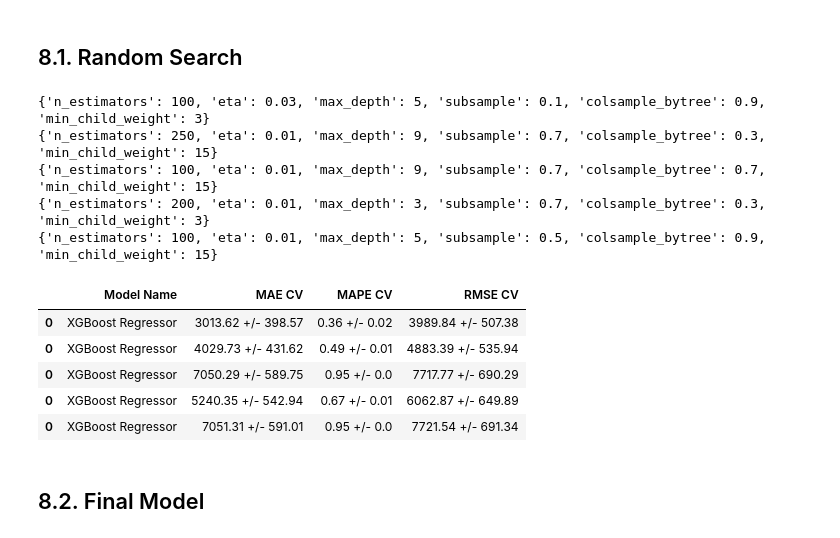
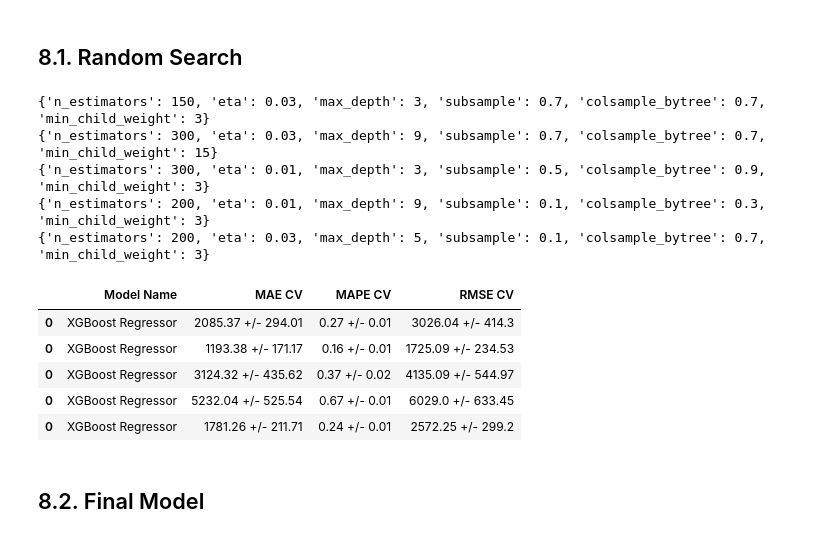
Before and after one commit to velozo-oliveira/rosmman_sales_prediction, a Jupyter notebook: Project_Notebook_Sales_Prediction.ipynb, the cells around one changed output. Saved outputs shown, nothing was run; the diff lists cells and outputs as text; code cells hidden in the pictures.

```diff
--- a/Project_Notebook_Sales_Prediction.ipynb
+++ b/Project_Notebook_Sales_Prediction.ipynb
@@ -1502,52 +1514,52 @@ The 3 main hyperparameter adjustment strategies are:
 # %% [markdown]
 ## 8.1. Random Search
 # %%
-# param = {
-#         'n_estimators': [100, 150, 200, 250, 300],
-#         'eta': [0.01, 0.03],
-#         'max_depth': [3, 5, 9],
-#         'subsample': [0.1, 0.5, 0.7],
-#         'colsample_bytree': [0.3, 0.7, 0.9],
-#         'min_child_weight': [3, 8, 15]
-#         }
+param = {
+        'n_estimators': [100, 150, 200, 250, 300],
+        'eta': [0.01, 0.03],
+        'max_depth': [3, 5, 9],
+        'subsample': [0.1, 0.5, 0.7],
+        'colsample_bytree': [0.3, 0.7, 0.9],
+        'min_child_weight': [3, 8, 15]
+        }
 
-# MAX_EVAL = 5
+MAX_EVAL = 5
 # %%
-# final_result = pd.DataFrame()
+final_result = pd.DataFrame()
 
-# for i in range(MAX_EVAL):
-#     # escolha os valores dos parâmetros aleatoriamente
-#     hp = { k: random.sample(v, 1)[0] for k, v in param.items() }
-#     print(hp)
+for i in range(MAX_EVAL):
+    # escolha os valores dos parâmetros aleatoriamente
+    hp = { k: random.sample(v, 1)[0] for k, v in param.items() }
+    print(hp)
 
-#     # model
-#     model_xgb = xgb.XGBRegressor(
-#                                 objective='reg:squarederror',
-#                                 n_estimators=hp['n_estimators'],
-#                                 eta=hp['eta'],
-#                                 max_depth=hp['max_depth'],
-#                                 subsample=hp['subsample'],
-#                                 colsample_bytree=hp['colsample_bytree'],
-#                                 min_child_weight=hp['min_child_weight']
-#                                 )
+    # model
+    model_xgb = xgb.XGBRegressor(
+                                objective='reg:squarederror',
+                                n_estimators=hp['n_estimators'],
+                                eta=hp['eta'],
+                                max_depth=hp['max_depth'],
+                                subsample=hp['subsample'],
+                                colsample_bytree=hp['colsample_bytree'],
+                                min_child_weight=hp['min_child_weight']
+                                )
 
-#     # performance
-#     result = cross_validation(x_training, 5, 'XGBoost Regressor', model_xgb)
-#     final_result = pd.concat([final_result, result])
+    # performance
+    result = cross_validation(x_training, 5, 'XGBoost Regressor', model_xgb)
+    final_result = pd.concat([final_result, result])
 
-# final_result
+final_result
 # %% [output]
-{'n_estimators': 100, 'eta': 0.03, 'max_depth': 5, 'subsample': 0.1, 'colsample_bytree': 0.9, 'min_child_weight': 3}
-{'n_estimators': 250, 'eta': 0.01, 'max_depth': 9, 'subsample': 0.7, 'colsample_bytree': 0.3, 'min_child_weight': 15}
-{'n_estimators': 100, 'eta': 0.01, 'max_depth': 9, 'subsample': 0.7, 'colsample_bytree': 0.7, 'min_child_weight': 15}
-{'n_estimators': 200, 'eta': 0.01, 'max_depth': 3, 'subsample': 0.7, 'colsample_bytree': 0.3, 'min_child_weight': 3}
-{'n_estimators': 100, 'eta': 0.01, 'max_depth': 5, 'subsample': 0.5, 'colsample_bytree': 0.9, 'min_child_weight': 15}
+{'n_estimators': 150, 'eta': 0.03, 'max_depth': 3, 'subsample': 0.7, 'colsample_bytree': 0.7, 'min_child_weight': 3}
+{'n_estimators': 300, 'eta': 0.03, 'max_depth': 9, 'subsample': 0.7, 'colsample_bytree': 0.7, 'min_child_weight': 15}
+{'n_estimators': 300, 'eta': 0.01, 'max_depth': 3, 'subsample': 0.5, 'colsample_bytree': 0.9, 'min_child_weight': 3}
+{'n_estimators': 200, 'eta': 0.01, 'max_depth': 9, 'subsample': 0.1, 'colsample_bytree': 0.3, 'min_child_weight': 3}
+{'n_estimators': 200, 'eta': 0.03, 'max_depth': 5, 'subsample': 0.1, 'colsample_bytree': 0.7, 'min_child_weight': 3}
 |  | Model Name | MAE CV | MAPE CV | RMSE CV |
-| 0 | XGBoost Regressor | 3013.62 +/- 398.57 | 0.36 +/- 0.02 | 3989.84 +/- 507.38 |
-| 0 | XGBoost Regressor | 4029.73 +/- 431.62 | 0.49 +/- 0.01 | 4883.39 +/- 535.94 |
-| 0 | XGBoost Regressor | 7050.29 +/- 589.75 | 0.95 +/- 0.0 | 7717.77 +/- 690.29 |
-| 0 | XGBoost Regressor | 5240.35 +/- 542.94 | 0.67 +/- 0.01 | 6062.87 +/- 649.89 |
-| 0 | XGBoost Regressor | 7051.31 +/- 591.01 | 0.95 +/- 0.0 | 7721.54 +/- 691.34 |
+| 0 | XGBoost Regressor | 2085.37 +/- 294.01 | 0.27 +/- 0.01 | 3026.04 +/- 414.3 |
+| 0 | XGBoost Regressor | 1193.38 +/- 171.17 | 0.16 +/- 0.01 | 1725.09 +/- 234.53 |
+| 0 | XGBoost Regressor | 3124.32 +/- 435.62 | 0.37 +/- 0.02 | 4135.09 +/- 544.97 |
+| 0 | XGBoost Regressor | 5232.04 +/- 525.54 | 0.67 +/- 0.01 | 6029.0 +/- 633.45 |
+| 0 | XGBoost Regressor | 1781.26 +/- 211.71 | 0.24 +/- 0.01 | 2572.25 +/- 299.2 |
 # %% [markdown]
 ## 8.2. Final Model
 # %%
```
Also changed, not shown: parts of 19 cells of this notebook, 4 other files.
